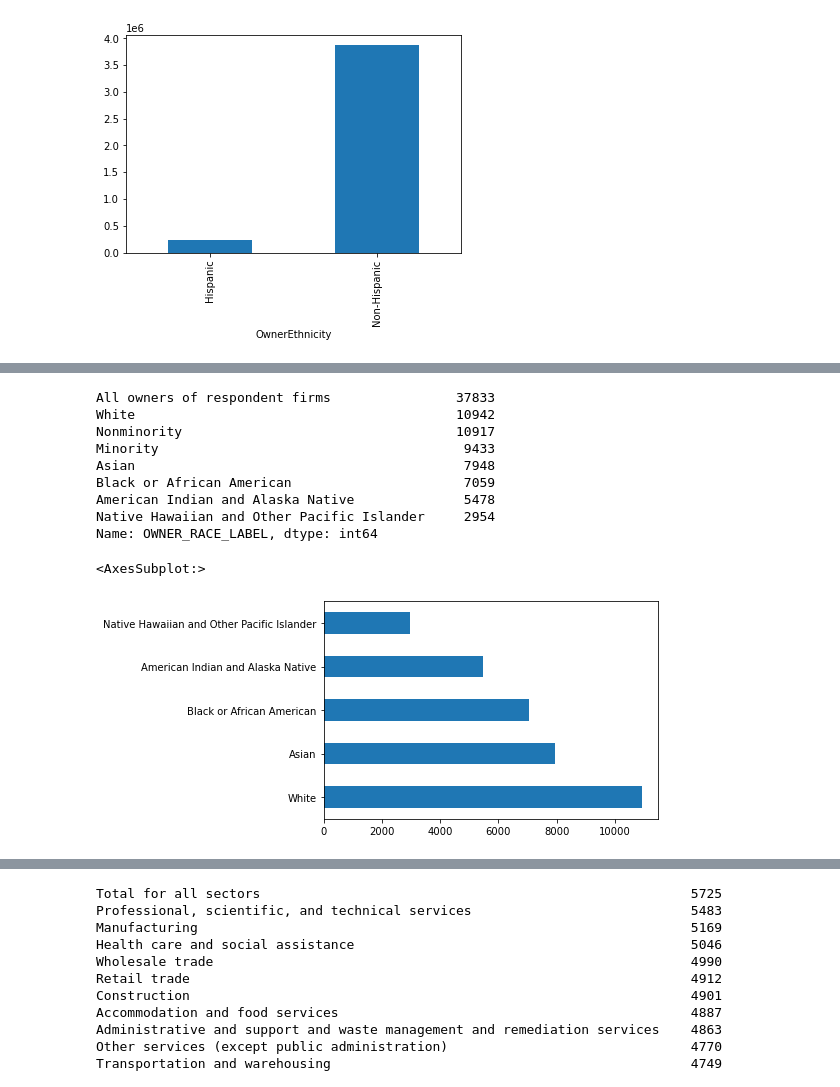
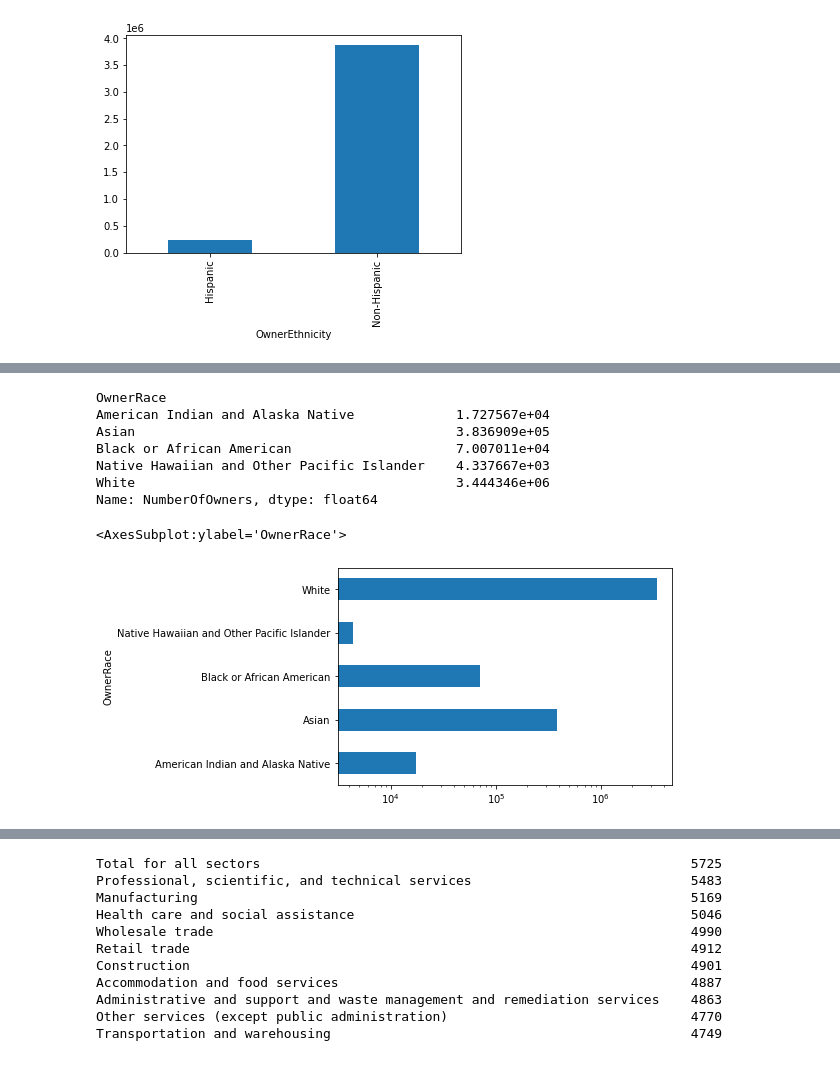
Before and after one commit to c-rod51/census-annual-business-survey, a Jupyter notebook: ETL.ipynb, the cells around one changed output, grey strips where cells are left out. Saved outputs shown, nothing was run; the diff lists cells and outputs as text; code cells hidden in the pictures.

```diff
--- a/ETL.ipynb
+++ b/ETL.ipynb
@@ -134,12 +135,12 @@ flag_columns = ['OWNPDEMP_F', 'OWNPDEMP_PCT_F', 'OWNPDEMP_S_F', 'OWNPDEMP_PCT_S_
 
 renaming = {
     'NAME' : 'Region',
-    'NAICS2017_LABEL' : 'Sector',
+    'NAICS2017_LABEL' : 'IndustrySector',
     'OWNER_SEX_LABEL' : 'OwnerSex',
     'OWNER_ETH_LABEL' : 'OwnerEthnicity',
     'OWNER_RACE_LABEL' : 'OwnerRace',
     'OWNER_VET_LABEL' : 'VeteranStatus',
-    'QDESC_LABEL' : 'QuestionDescription'
+    'QDESC_LABEL' : 'QuestionDescription',
     'OWNCHAR_LABEL' : 'OwnerResp',
     'OWNPDEMP' : 'NumberOfOwners',
     'OWNPDEMP_PCT' : 'PercentageOfOwners',
@@ -252,4 +253,8 @@ non_total_owner_ethnicity.plot(kind='bar')
 [figure]
 # %%
 #unique values for race
-business_owner_characteristics.groupby(['OwnerSex', 'OwnerEthnicity', 'OwnerRace', 'VeteranStatus'])['NumberOfOwners'].sum()
+business_owner_race = business_owner_characteristics[(business_owner_characteristics['OwnerSex'] == 'All owners of respondent firms')
+                              & (business_owner_characteristics['OwnerEthnicity'] == 'All owners of respondent firms')
+                              & (business_owner_characteristics['VeteranStatus'] == 'All owners of respondent firms')
+                              & (business_owner_characteristics['OwnerResp'] == 'Total reporting')
+                              & (business_owner_characteristics['OwnerRace'] != 'All owners of respondent firms') & (business_owner_characteristics['OwnerRace'] != 'Minority') & (business_owner_characteristics['OwnerRace'] != 'Nonminority')]
@@ -274,15 +281,13 @@ Name: NumberOfOwners, dtype: int32
 # %%
 #unique values for race
-owner_race_data = business_owner_characteristics['OWNER_RACE_LABEL'].value_counts()
+non_total_owner_race = business_owner_race.groupby('OwnerRace')['NumberOfOwners'].mean()
 # %%
-owner_race_data
+non_total_owner_race
 # %% [output]
-All owners of respondent firms                37833
-White                                         10942
-Nonminority                                   10917
-Minority                                       9433
-Asian                                          7948
-Black or African American                      7059
-American Indian and Alaska Native              5478
-Native Hawaiian and Other Pacific Islander     2954
-Name: OWNER_RACE_LABEL, dtype: int64
+OwnerRace
+American Indian and Alaska Native             1.727567e+04
+Asian                                         3.836909e+05
+Black or African American                     7.007011e+04
+Native Hawaiian and Other Pacific Islander    4.337667e+03
+White                                         3.444346e+06
+Name: NumberOfOwners, dtype: float64
@@ -292,7 +294,7 @@ non_total_owner_race_data = owner_race_data[[1, 4, 5, 6, 7]]
 # %%
-non_total_owner_race_data.plot(kind='barh')
+non_total_owner_race.plot(kind='barh', logx=True)
 # %% [output]
-<AxesSubplot:>
+<AxesSubplot:ylabel='OwnerRace'>
-[figure, old version]
+[figure, new version]
 # %%
 #Unique values for sex
```
Also changed, not shown: parts of 21 cells of this notebook, 1 other file.
